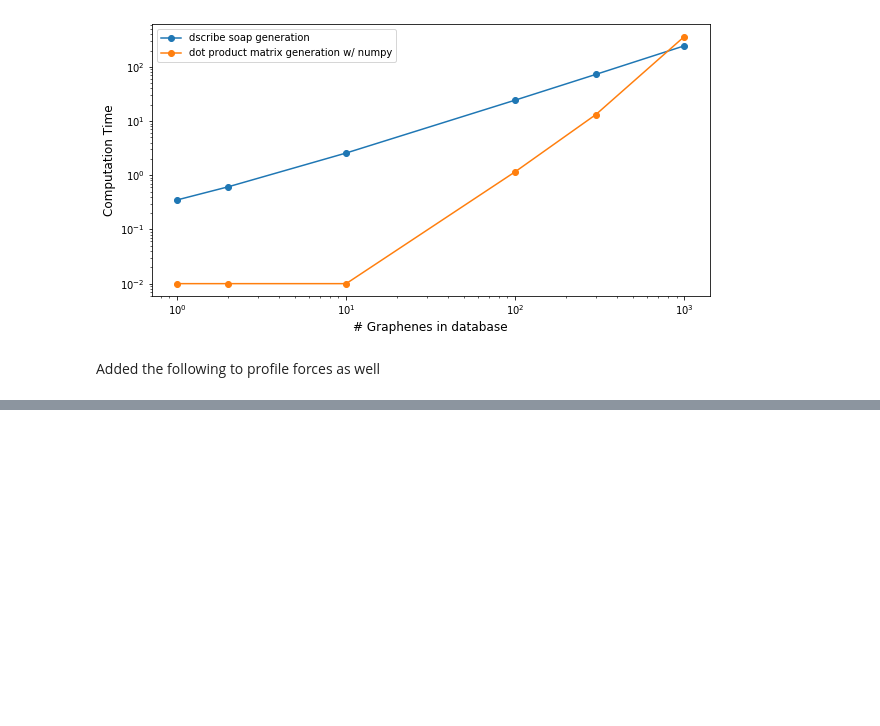
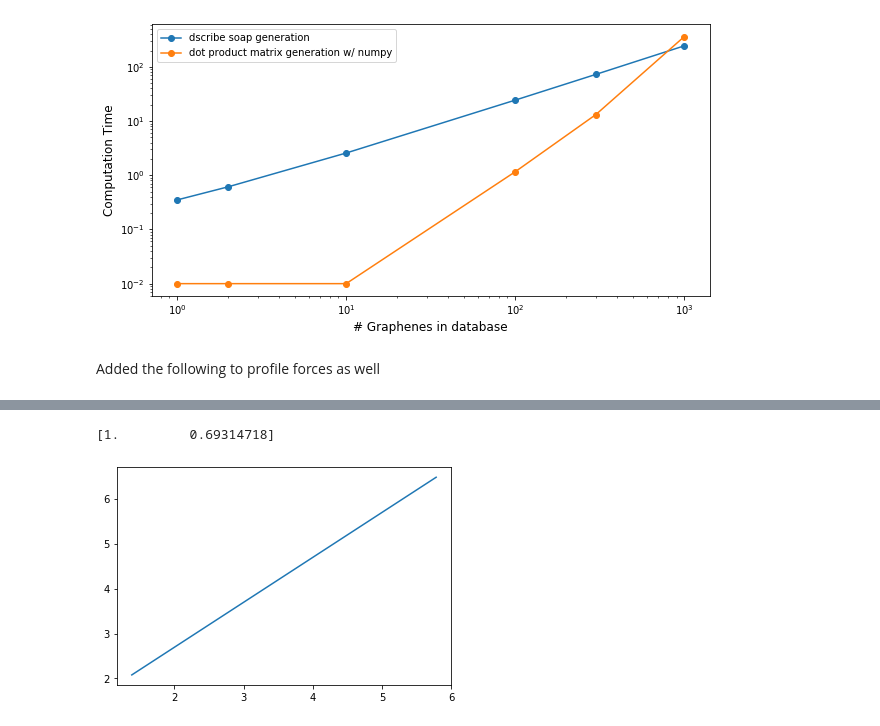
Before and after one commit to alvarovm/minigap, a Jupyter notebook: notebooks/Profile_dscribe.ipynb, the cells around one changed output, grey strips where cells are left out. Saved outputs shown, nothing was run; the diff lists cells and outputs as text; code cells hidden in the pictures; blank space fills up the shorter version.

```diff
--- a/notebooks/Profile_dscribe.ipynb
+++ b/notebooks/Profile_dscribe.ipynb
@@ -404,7 +404,7 @@ if use_diatomics:
 
 # Number of structures
 # ------------------------------------------------------------------------
-my_n = 800
+my_n = 80
 
 # SOAP parameters
 # ------------------------------------------------------------------------
@@ -416,5 +416,6 @@ attach_SOAP_center = True
 is_periodic = False
 use_forces =True
 
-StructureList = FullStructureList[::2000//my_n][:my_n]
+StructureList = read("../data/ManyGraphenes_unzipped.extxyz", ":{}".format(my_n))
+#StructureList = FullStructureList[::2000//my_n][:my_n]
 # %%
@@ -476,0 +572,8 @@ Embedding SnakeViz in this document...
+# %%
+plt.plot(np.log(n_atoms), np.log(np.array(n_atoms) *2))
+best_fit_coefficients = polyfit(np.log(n_atoms), np.log(np.array(n_atoms) *2) , 1)
+best_fit_equation = "t =  {:.1f} x ^ {:.1f}".format(np.exp(best_fit_coefficients[0]), best_fit_coefficients[1])
+print(best_fit_coefficients)
+# %% [output]
+[1.         0.69314718]
+[figure, added]
```
Also changed, not shown: parts of 11 cells of this notebook.
